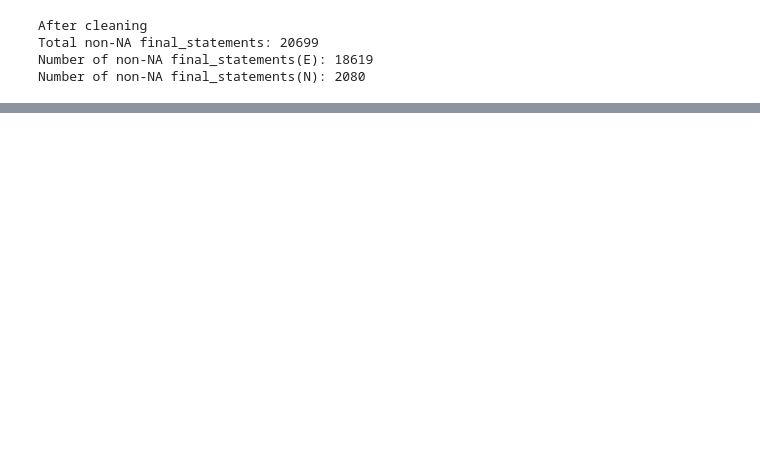
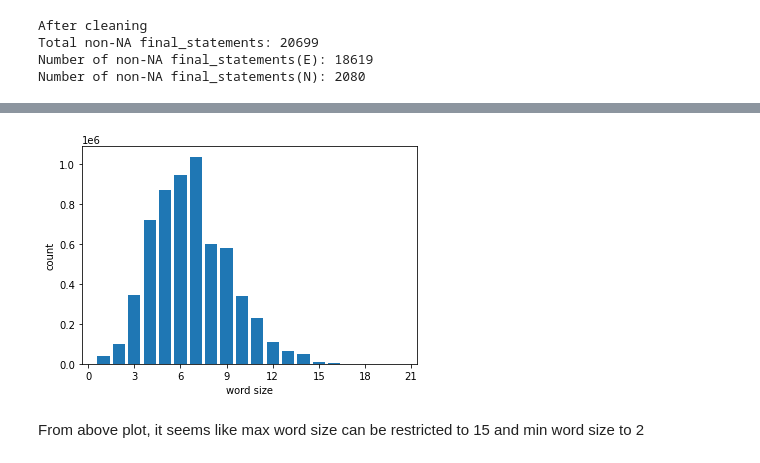
Before and after one commit to dmp1999/modern_slavery_registry, a Jupyter notebook: notebooks/20201130-statement-cleaning.ipynb, the cells around one changed output, grey strips where cells are left out. Saved outputs shown, nothing was run; the diff lists cells and outputs as text; code cells hidden in the pictures; blank space fills up the shorter version.

```diff
--- a/notebooks/20201130-statement-cleaning.ipynb
+++ b/notebooks/20201130-statement-cleaning.ipynb
@@ -173,0 +274,11 @@ combine_data.to_excel(f"{SHEETS_PATH}\\combined_modern_slavery_statements.xlsx",
+# %%
+fig, ax = plt.subplots()
+ax.bar(list(word_sizes.keys())[:20], list(word_sizes.values())[:20])
+ax.set_xlabel("word size")
+ax.set_ylabel("count")
+ax.xaxis.set_major_locator(MaxNLocator(integer=True))
+plt.show()
+# %% [output]
+[figure, added]
+# %% [markdown]
+From above plot, it seems like max word size can be restricted to 15 and min word size to 2
```
Also changed, not shown: parts of 77 cells of this notebook, 3 other files.
